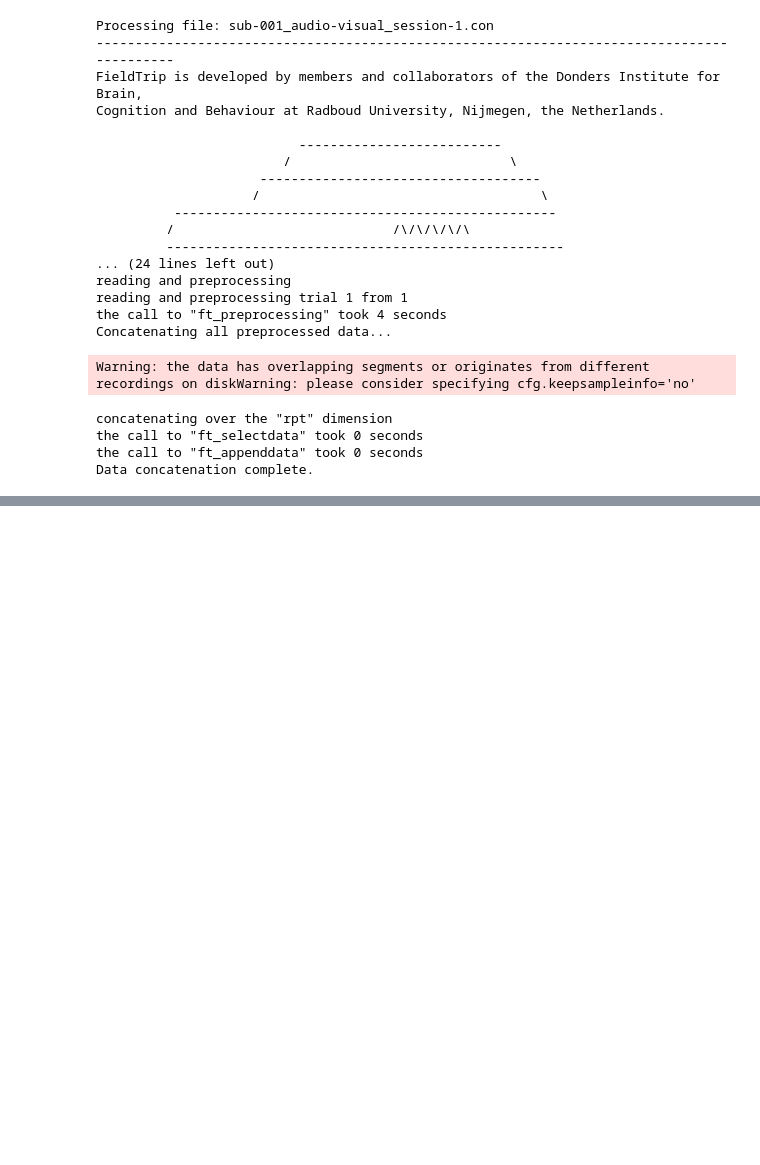
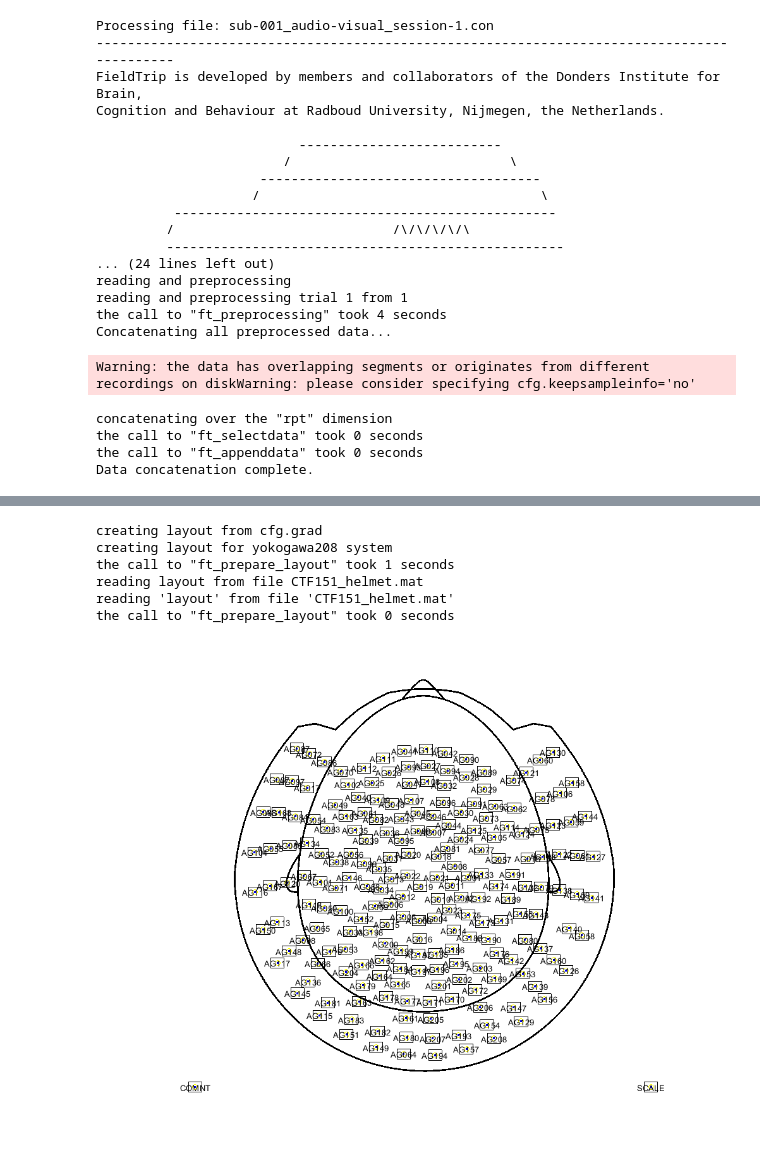
Before and after one commit to borderyz/neurowaves-lab-documentation, a Jupyter notebook: docs/source/5-pipeline/notebooks/fieldtrip/fieldtrip_kit_audio_visual_motor.ipynb, the cells around one changed output, grey strips where cells are left out. Cells and saved outputs as stored; diff of their text form; code cells hidden in the pictures; blank space fills up the shorter version.

```diff
--- a/docs/source/5-pipeline/notebooks/fieldtrip/fieldtrip_kit_audio_visual_motor.ipynb
+++ b/docs/source/5-pipeline/notebooks/fieldtrip/fieldtrip_kit_audio_visual_motor.ipynb
@@ -207,0 +294,15 @@ end
+# %%
+%% Get KIT Sensors
+
+kit_layout = create_kit_layout(conFile);
+
+figure('Position', [100, 100, 1000, 800]); % Adjust the width and height (1000 and 800) as needed
+ft_plot_layout(kit_layout, 'box', 1);
+# %% [output]
+creating layout from cfg.grad
+creating layout for yokogawa208 system
+the call to "ft_prepare_layout" took 1 seconds
+reading layout from file CTF151_helmet.mat
+reading 'layout' from file 'CTF151_helmet.mat'
+the call to "ft_prepare_layout" took 0 seconds
+[figure, added]
```
Also changed, not shown: parts of 9 cells of this notebook.
